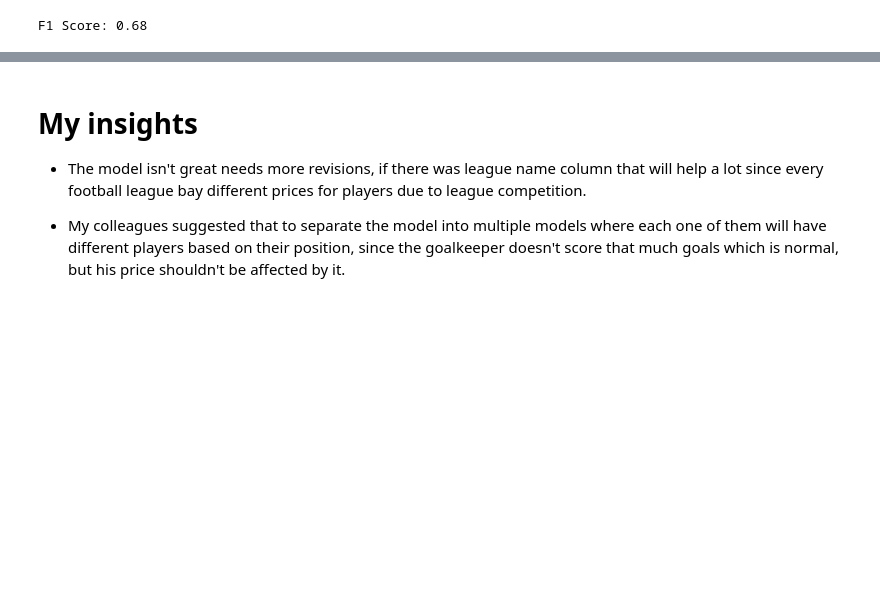
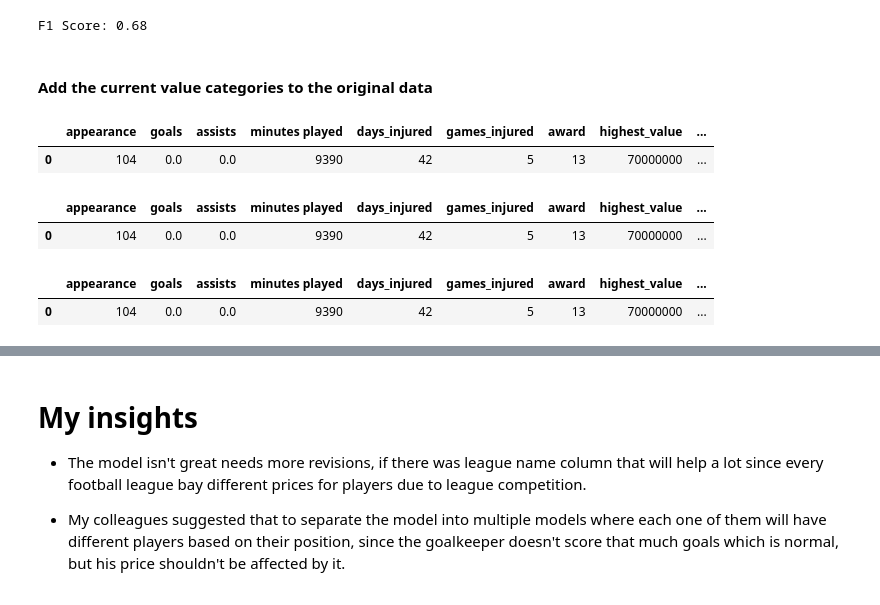
Before and after one commit to Tuwaiq-DS-ML-bootcamp-V-6/Use-case-7, a Jupyter notebook: EDA- KNN.ipynb, the cells around one changed output, grey strips where cells are left out. Cells and saved outputs as stored; diff of their text form; code cells hidden in the pictures; blank space fills up the shorter version.

```diff
--- a/EDA- KNN.ipynb
+++ b/EDA- KNN.ipynb
@@ -850,3 +848,10 @@ f1 = f1_score(y_test, y_pred, average='macro')
 print(f"F1 Score: {f1:.2f}")
 # %% [output]
 F1 Score: 0.68
+# %% [markdown]
+#### Add the current value categories to the original data
+# %%
+X.head(1)
+# %% [output]
+|  | appearance | goals | assists | minutes played | days_injured | games_injured | award | highest_value | ... |
+| 0 | 104 | 0.0 | 0.0 | 9390 | 42 | 5 | 13 | 70000000 | ... |
@@ -852,0 +860,5 @@ F1 Score: 0.68
+# %%
+result_df.head(1)
+# %% [output]
+|  | appearance | goals | assists | minutes played | days_injured | games_injured | award | highest_value | ... |
+| 0 | 104 | 0.0 | 0.0 | 9390 | 42 | 5 | 13 | 70000000 | ... |
@@ -852,0 +872,5 @@ F1 Score: 0.68
+# %%
+result_df.head(1)
+# %% [output]
+|  | appearance | goals | assists | minutes played | days_injured | games_injured | award | highest_value | ... |
+| 0 | 104 | 0.0 | 0.0 | 9390 | 42 | 5 | 13 | 70000000 | ... |
```
Also changed, not shown: parts of 18 cells of this notebook, 3 other files.
